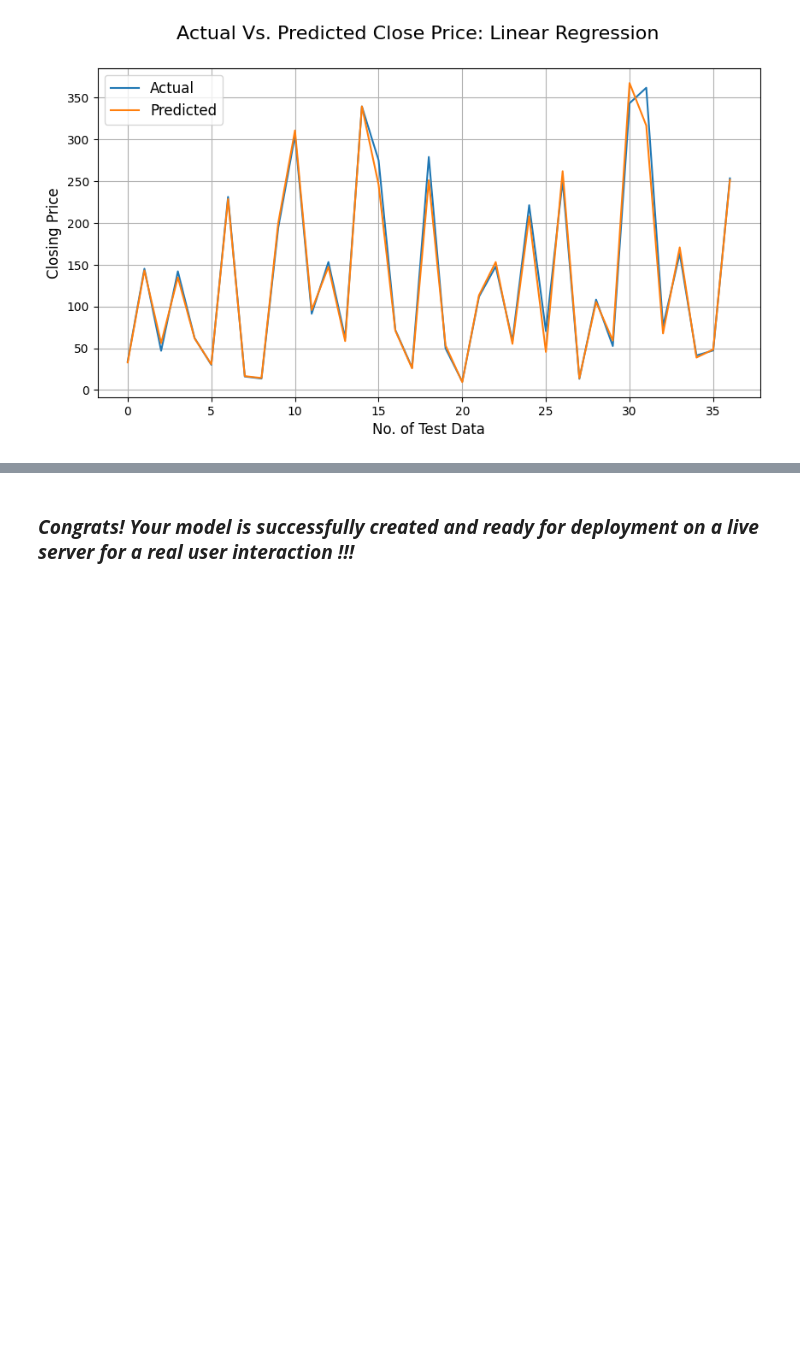
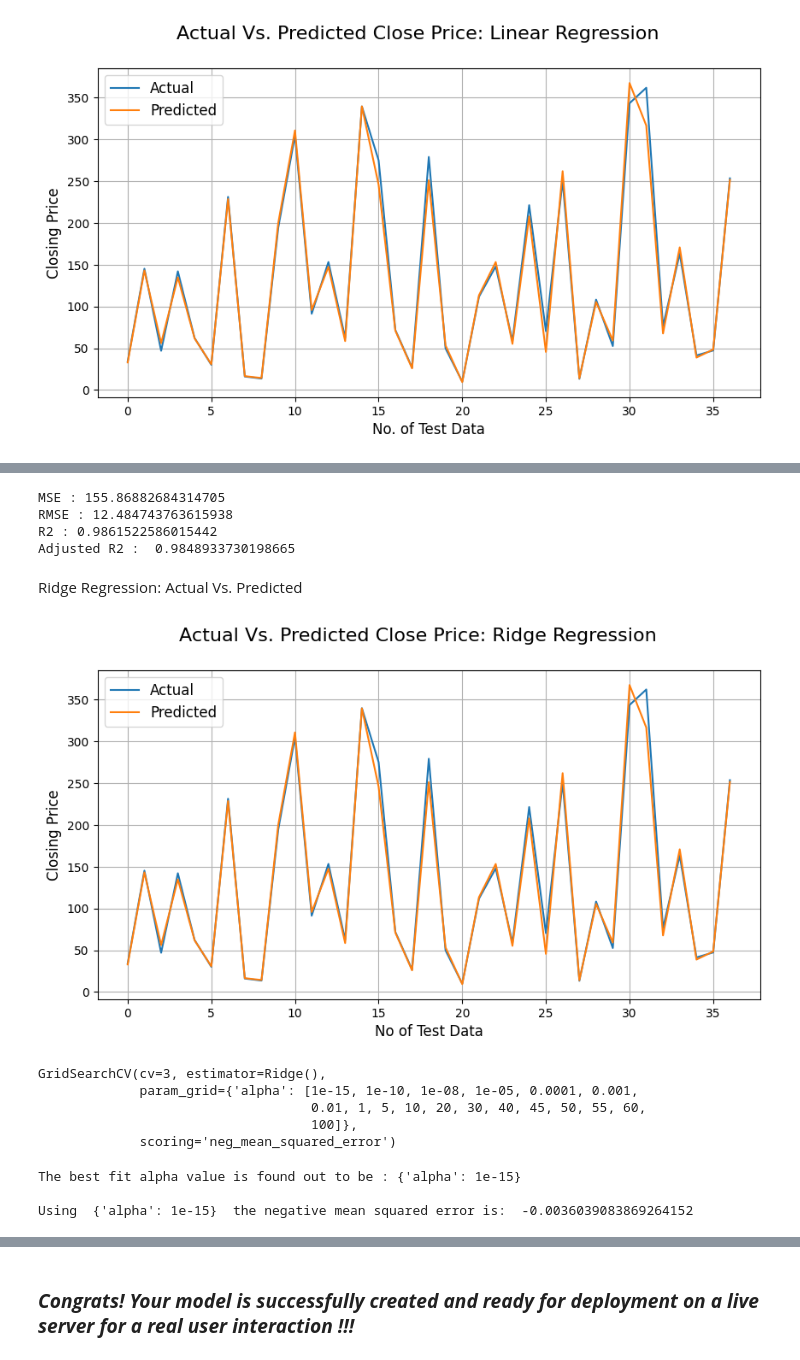
Before and after one commit to atulchune/YesBank_Stock_closing_price_prediction, a Jupyter notebook: YesBank_closing_stock_price_prediction.ipynb, the cells around one changed output, grey strips where cells are left out. Saved outputs shown, nothing was run; the diff lists cells and outputs as text; code cells hidden in the pictures; blank space fills up the shorter version.

```diff
--- a/YesBank_closing_stock_price_prediction.ipynb
+++ b/YesBank_closing_stock_price_prediction.ipynb
@@ -766,0 +819,6 @@ Answer Here.
+# %%
+#fit data into Ridge Regression
+from sklearn.linear_model import Ridge
+
+ridge_reg = Ridge(alpha=0.01)
+ridge_reg_model = ridge_reg.fit(X_train,y_train)
@@ -766,0 +832,4 @@ Answer Here.
+# %%
+
+#prediction of test data.
+y_pred_ridge = ridge_reg.predict(X_test)
@@ -766,0 +871,48 @@ Answer Here.
+# %%
+MSE  = mean_squared_error(10**(y_test), 10**(y_pred_ridge))
+print("MSE :" , MSE)
+
+RMSE = np.sqrt(MSE)
+print("RMSE :" ,RMSE)
+
+r2 = r2_score(10**(y_test), 10**(y_pred_ridge))
+print("R2 :" ,r2)
+print("Adjusted R2 : ",1-(1-r2_score(10**(y_test), 10**(y_pred_ridge)))*((X_test.shape[0]-1)/(X_test.shape[0]-X_test.shape[1]-1)))
+# %% [output]
+MSE : 155.86882684314705
+RMSE : 12.484743763615938
+R2 : 0.9861522586015442
+Adjusted R2 :  0.9848933730198665
+# %% [markdown]
+Ridge Regression: Actual Vs. Predicted
+# %%
+# Actual Price vs. Predicted Price for Ridge Regression Plotting
+plt.figure(figsize=(10,5))
+plt.plot(10**(np.array(y_test)))
+plt.plot(10**(y_pred_ridge))
+plt.suptitle('Actual Vs. Predicted Close Price: Ridge Regression', fontsize=16)
+plt.legend(['Actual','Predicted'], fontsize=12)
+plt.xlabel('No of Test Data', fontsize=12)
+plt.ylabel('Closing Price', fontsize=12)
+plt.grid()
+# %% [output]
+[figure, added]
+# %%
+# Hyperprarameter tuning
+ridge = Ridge()
+parameters = {'alpha': [1e-15,1e-10,1e-8,1e-5,1e-4,1e-3,1e-2,1,5,10,20,30,40,45,50,55,60,100]}
+ridge_regressor = GridSearchCV(ridge, parameters, scoring='neg_mean_squared_error', cv=3)
+ridge_regressor.fit(X_train,y_train)
+# %% [output]
+GridSearchCV(cv=3, estimator=Ridge(),
+             param_grid={'alpha': [1e-15, 1e-10, 1e-08, 1e-05, 0.0001, 0.001,
+                                   0.01, 1, 5, 10, 20, 30, 40, 45, 50, 55, 60,
+                                   100]},
+             scoring='neg_mean_squared_error')
+# %%
+print("The best fit alpha value is found out to be :" ,ridge_regressor.best_params_)
+print("\nUsing ",ridge_regressor.best_params_, " the negative mean squared error is: ", ridge_regressor.best_score_)
+# %% [output]
+The best fit alpha value is found out to be : {'alpha': 1e-15}
+
+Using  {'alpha': 1e-15}  the negative mean squared error is:  -0.0036039083869264152
```
Also changed, not shown: parts of 67 cells of this notebook.
